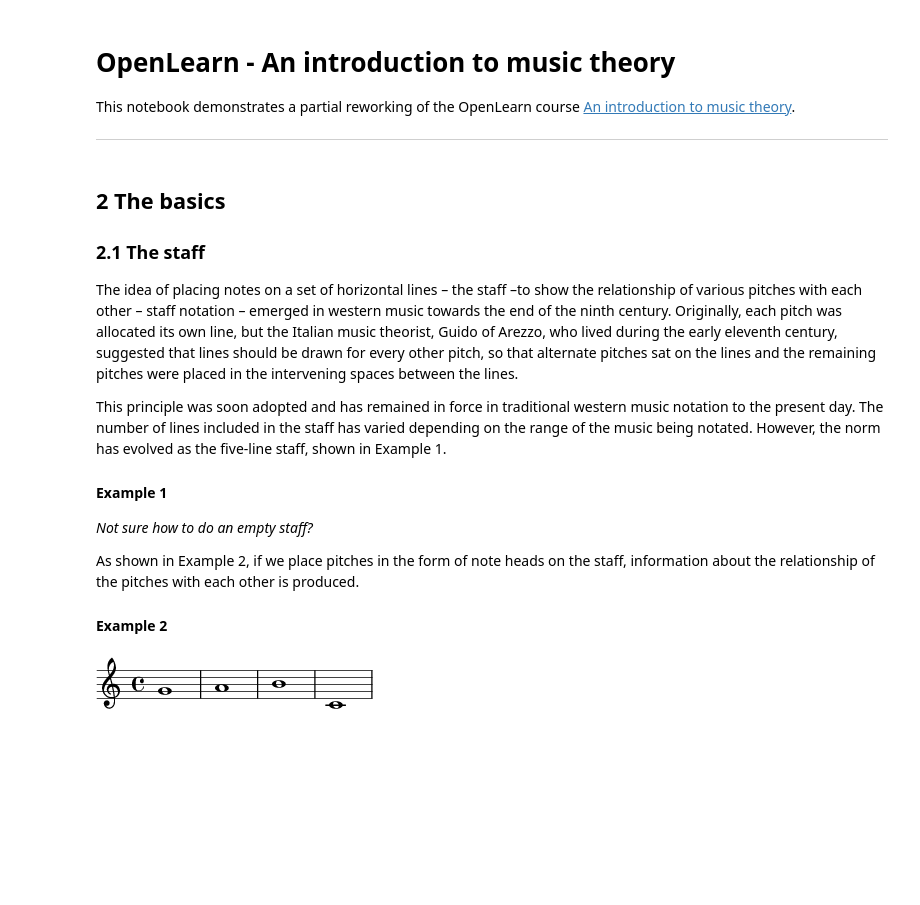
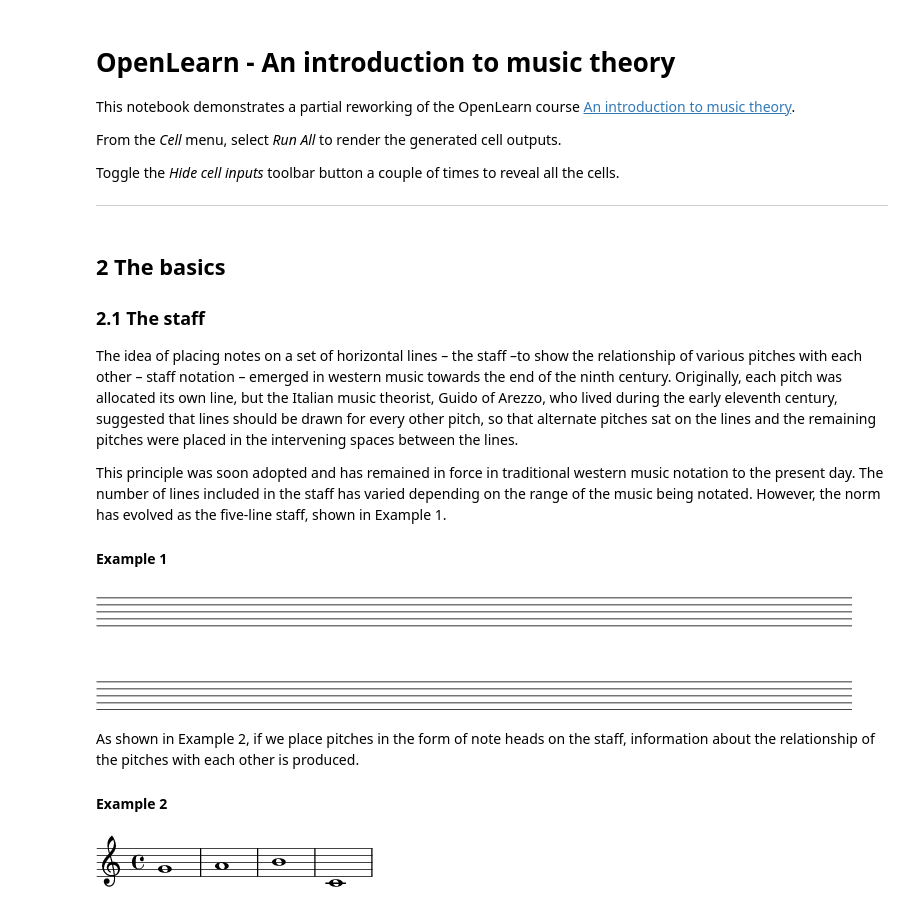
Before and after one commit to psychemedia/showntell, a Jupyter notebook: OpenLearn_Demo_-_Intro_to_Music_Theory.ipynb, the cells around one changed output. Saved outputs shown, nothing was run; the diff lists cells and outputs as text; code cells hidden in the pictures; blank space fills up the shorter version.

```diff
--- a/OpenLearn Demo - Intro to Music Theory.ipynb
+++ b/OpenLearn_Demo_-_Intro_to_Music_Theory.ipynb
@@ -3,6 +3,10 @@
 
 This notebook demonstrates a partial reworking of the OpenLearn course [An introduction to music theory](http://www.open.edu/openlearn/history-the-arts/culture/music/introduction-music-theory/content-section-0?active-tab=content-tab).
 
+From the *Cell* menu, select *Run All* to render the generated cell outputs.
+
+Toggle the *Hide cell inputs* toolbar button a couple of times to reveal all the cells.
+
 ----
 # %%
 from music21 import *
@@ -14,6 +18,19 @@ environment.set("musescoreDirectPNGPath", "/usr/bin/musescore")
 environment.set("musicxmlPath", "/usr/bin/musescore")
 
 from IPython.display import Image
+# %%
+import os
+from IPython.display import Image
+
+def lp(score):
+    score='''\version "2.18.2"
+    \header {{
+    tagline = ""  % removed
+    }} {}'''.format(score)
+    with open("test.ly", "w") as out_file:
+        out_file.write(score)
+    os.system( "lilypond -dbackend=eps -dno-gs-load-fonts -dinclude-eps-fonts --png test.ly" )
+    return Image(filename='test.png')
 # %% [markdown]
 ## 2 The basics
 ### 2.1 The staff
@@ -23,12 +40,36 @@ The idea of placing notes on a set of horizontal lines – the staff –to show
 This principle was soon adopted and has remained in force in traditional western music notation to the present day. The number of lines included in the staff has varied depending on the range of the music being notated. However, the norm has evolved as the five-line staff, shown in Example 1.
 
 #### Example 1
-
-*Not sure how to do an empty staff?*
-
-As shown in Example 2, if we place pitches in the form of note heads on the staff, information about the relationship of the pitches with each other is produced.
-
-#### Example 2
+# %%
+empty=r"""
+#(set-global-staff-size 20)
+
+\score {
+  {
+    \repeat unfold 2 { s1 \break }
+  }
+  \layout {
+    indent = 0\in
+    \context {
+      \Staff
+      \remove "Time_signature_engraver"
+      \remove "Clef_engraver"
+      \remove "Bar_engraver"
+    }
+    \context {
+      \Score
+      \remove "Bar_number_engraver"
+    }
+  }
+}
+"""
+lp(empty)
+# %% [output]
+[figure, added]
+# %% [markdown]
+As shown in Example 2, if we place pitches in the form of note heads on the staff, information about the relationship of the pitches with each other is produced.
+
+#### Example 2
 # %%
 s = stream.Stream()
 
```
Also changed, not shown: 2 other files.
